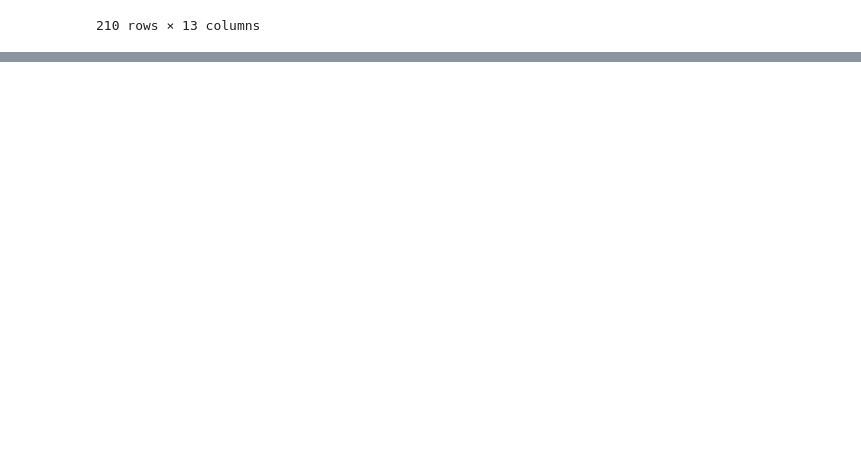
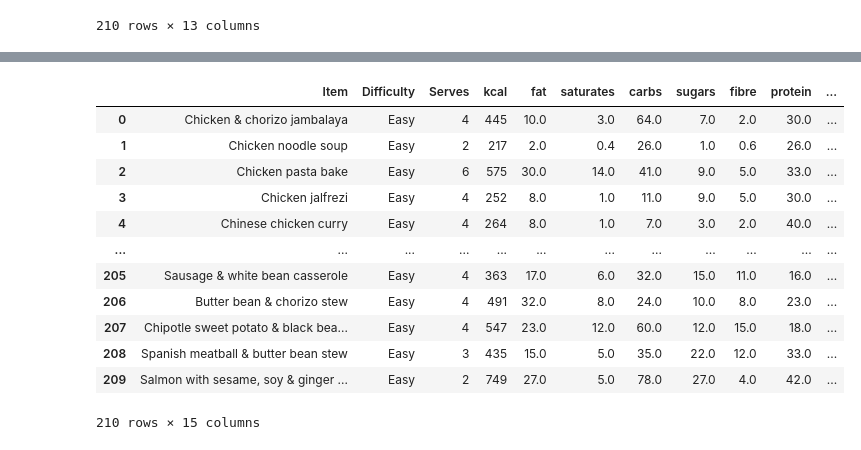
Before and after one commit to RADHASHREE26/BBC_GoodFoods, a Jupyter notebook: BBC Foods.ipynb, the cells around one changed output, grey strips where cells are left out. Saved outputs shown, nothing was run; the diff lists cells and outputs as text; code cells hidden in the pictures; blank space fills up the shorter version.

```diff
--- a/BBC Foods.ipynb
+++ b/BBC Foods.ipynb
@@ -525,2 +523,18 @@ NameError: name 'df2' is not defined
 # %%
 df2['Cook'] = df2['Cook'].apply(lambda value: [value.split()[0], value.split()[1].replace(' ', '')] if value is not None else None)
+# %%
+df2
+# %% [output]
+|  | Item | Difficulty | Serves | kcal | fat | saturates | carbs | sugars | fibre | protein | ... |
+| 0 | Chicken & chorizo jambalaya | Easy | 4 | 445 | 10.0 | 3.0 | 64.0 | 7.0 | 2.0 | 30.0 | ... |
+| 1 | Chicken noodle soup | Easy | 2 | 217 | 2.0 | 0.4 | 26.0 | 1.0 | 0.6 | 26.0 | ... |
+| 2 | Chicken pasta bake | Easy | 6 | 575 | 30.0 | 14.0 | 41.0 | 9.0 | 5.0 | 33.0 | ... |
+| 3 | Chicken jalfrezi | Easy | 4 | 252 | 8.0 | 1.0 | 11.0 | 9.0 | 5.0 | 30.0 | ... |
+| 4 | Chinese chicken curry | Easy | 4 | 264 | 8.0 | 1.0 | 7.0 | 3.0 | 2.0 | 40.0 | ... |
+| ... | ... | ... | ... | ... | ... | ... | ... | ... | ... | ... | ... |
+| 205 | Sausage & white bean casserole | Easy | 4 | 363 | 17.0 | 6.0 | 32.0 | 15.0 | 11.0 | 16.0 | ... |
+| 206 | Butter bean & chorizo stew | Easy | 4 | 491 | 32.0 | 8.0 | 24.0 | 10.0 | 8.0 | 23.0 | ... |
+| 207 | Chipotle sweet potato & black bea... | Easy | 4 | 547 | 23.0 | 12.0 | 60.0 | 12.0 | 15.0 | 18.0 | ... |
+| 208 | Spanish meatball & butter bean stew | Easy | 3 | 435 | 15.0 | 5.0 | 35.0 | 22.0 | 12.0 | 33.0 | ... |
+| 209 | Salmon with sesame, soy & ginger ... | Easy | 2 | 749 | 27.0 | 5.0 | 78.0 | 27.0 | 4.0 | 42.0 | ... |
+210 rows × 15 columns
```
Also changed, not shown: parts of 5 cells of this notebook.
